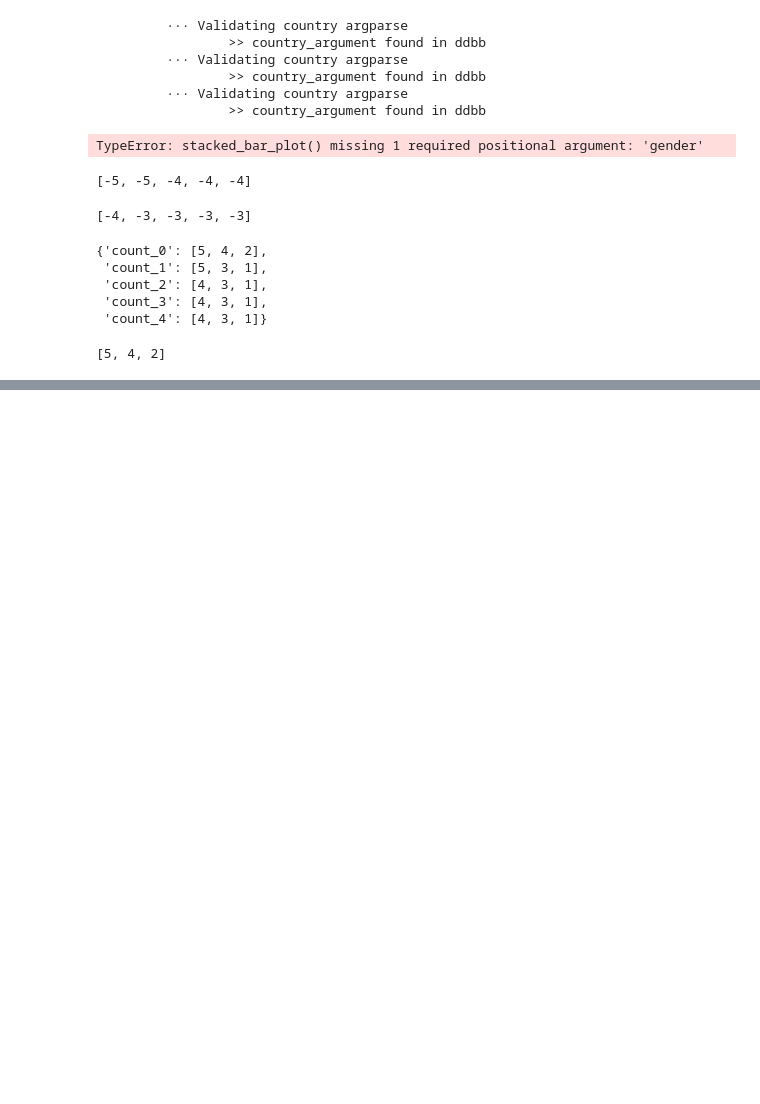
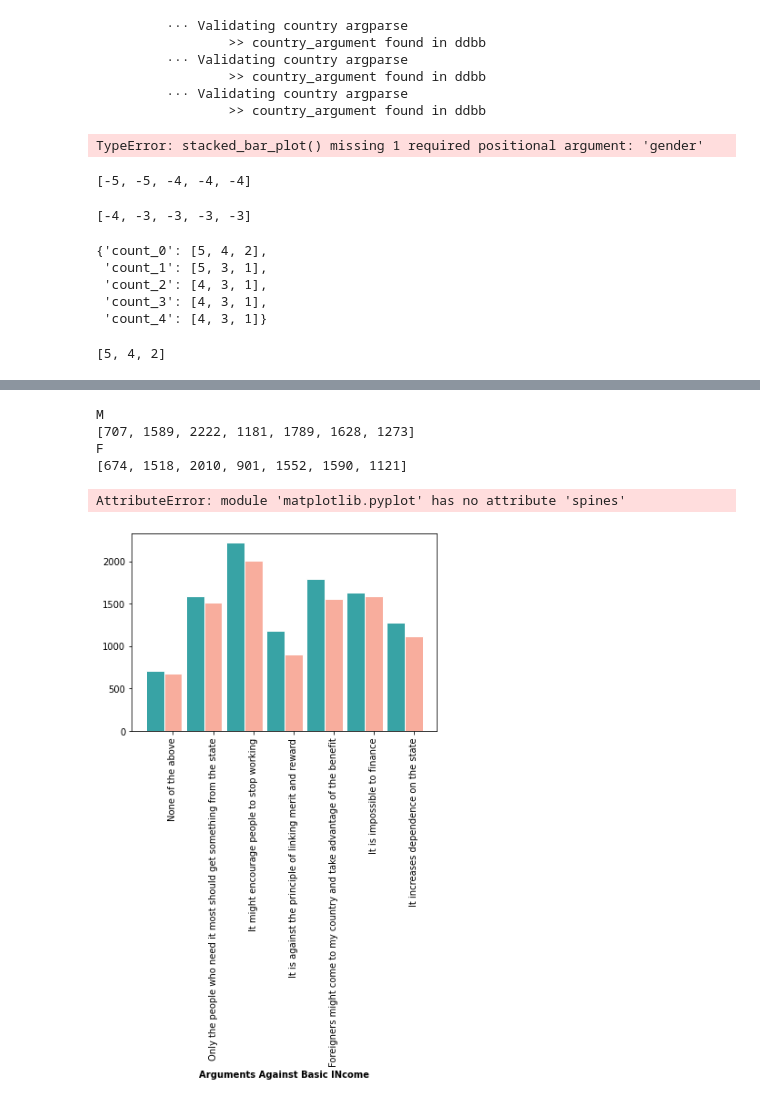
Before and after one commit to LAMDAMielgo/European_DataJobs_Poll, a Jupyter notebook: notebooks/wrangling.ipynb, the cells around one changed output, grey strips where cells are left out. Saved outputs shown, nothing was run; the diff lists cells and outputs as text; code cells hidden in the pictures; blank space fills up the shorter version.

```diff
--- a/notebooks/wrangling.ipynb
+++ b/notebooks/wrangling.ipynb
@@ -365,0 +397,6 @@ dict_counts['count_0']
+# %%
+cols = list(df_poll_basicincome_argumentsagainst.columns)
+gender = list(df_personal_info['gender'].unique())
+
+df_joined= df_personal_info[['uuid','gender']]\
+                            .join(df_poll_basicincome_argumentsagainst, on=None, how='left', sort=False)
@@ -365,0 +416,20 @@ dict_counts['count_0']
+# %%
+#### this is gold
+list_of_lists = []
+
+for gender_name in gender:
+    print(gender_name)
+
+    list_of_bars = []
+
+    for i in range(len(cols)):
+        list_of_bars.append(df_joined[df_joined['gender'] == gender_name][cols[i]].value_counts())
+
+    list_of_trues = [list_of_bars[i].iloc[1] for i in range(len(list_of_bars))]
+    print(list_of_trues)
+    list_of_lists.append(list_of_trues)
+# %% [output]
+M
+[707, 1589, 2222, 1181, 1789, 1628, 1273]
+F
+[674, 1518, 2010, 901, 1552, 1590, 1121]
@@ -365,0 +478,27 @@ dict_counts['count_0']
+# %%
+def stacked_bar_graph(bars_lists):
+    # set width of bar
+    barWidth = 0.45
+
+    # set height of bar
+    bars1 = list_of_lists[0]
+    bars2 = list_of_lists[1]
+
+    # Set position of bar on X axis
+    r1 = np.arange(len(bars1))
+    r2 = [x + barWidth for x in r1]
+
+    # Make the plot
+    plt.bar(r1, bars1, color='#38a3a5', width=barWidth, edgecolor='white', label='var1')
+    plt.bar(r2, bars2, color='#f8ad9d', width=barWidth, edgecolor='white', label='var2')
+
+    # Add xticks on the middle of the group bars
+    plt.xlabel('Arguments Against Basic INcome', fontweight='bold')
+    plt.xticks([r + barWidth for r in range(len(bars1))], cols)
+    plt.xticks(rotation=90)
+
+    plt.legend(gender)
+    plt.show()
+# %% [output]
+AttributeError: module 'matplotlib.pyplot' has no attribute 'spines'
+[figure, added]
```
Also changed, not shown: parts of 9 cells of this notebook, 15 other files.
